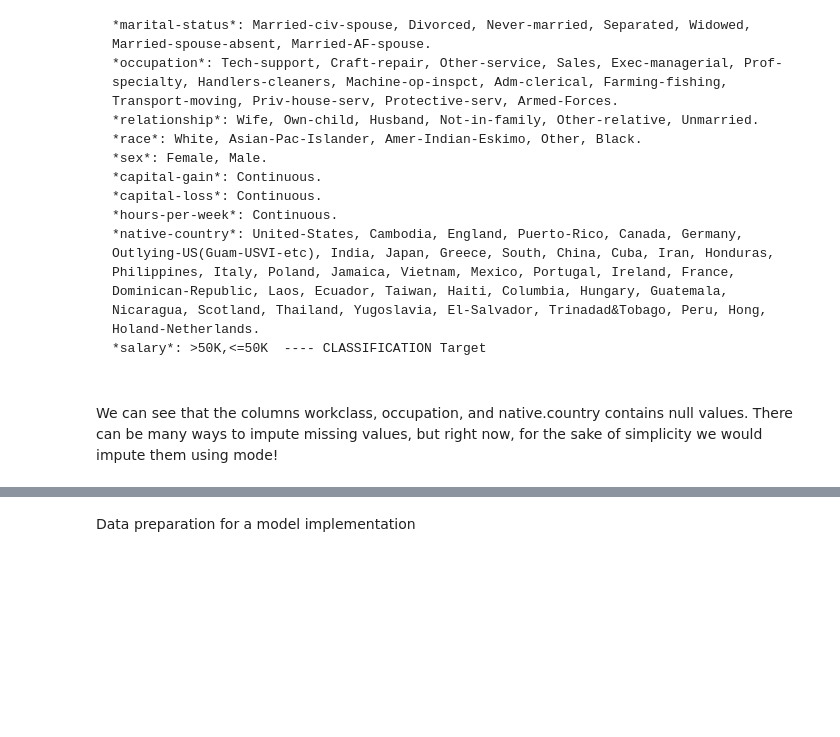
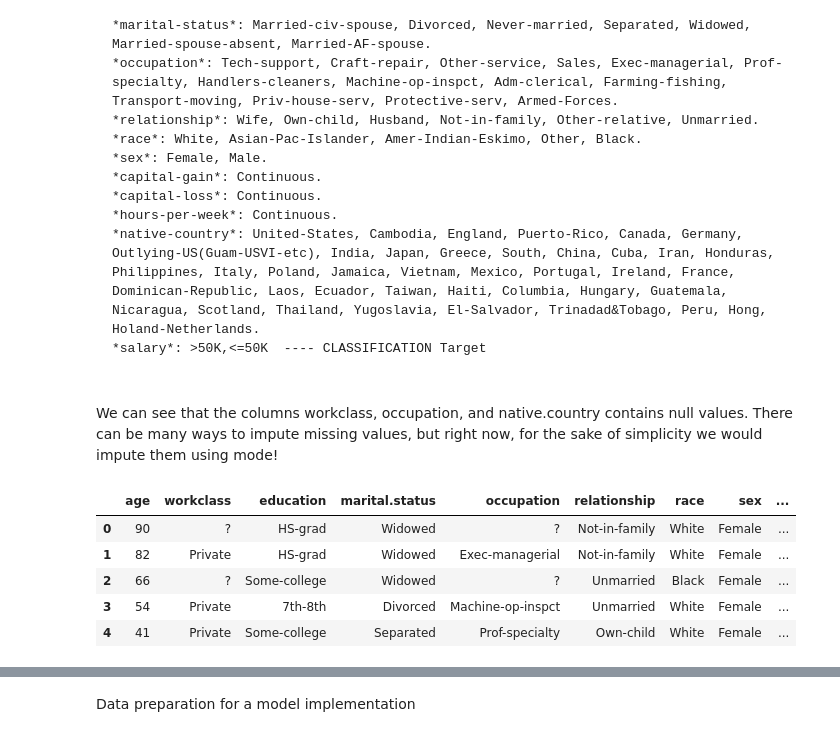
Before and after one commit to encoras/Artificial-Intelligence-Group, a Jupyter notebook: Feature_selection_Task_classifier_adult.ipynb, the cells around one changed output, grey strips where cells are left out. Cells and saved outputs as stored; diff of their text form; code cells hidden in the pictures; blank space fills up the shorter version.

````diff
--- a/Feature_selection_Task_classifier_adult.ipynb
+++ b/Feature_selection_Task_classifier_adult.ipynb
@@ -55,3 +62,15 @@ df = pd.read_csv('/content/drive/MyDrive/Colab Notebooks/archive.zip')
 ```
 # %% [markdown]
 We can see that the columns workclass, occupation, and native.country contains null values. There can be many ways to impute missing values, but right now, for the sake of simplicity we would impute them using mode!
+# %%
+exclude_atribute=[ "fnlwgt", 'education.num', 'capital.gain', 'capital.loss']
+for att in exclude_atribute:
+  del df[att]
+df.head()
+# %% [output]
+|  | age | workclass | education | marital.status | occupation | relationship | race | sex | ... |
+| 0 | 90 | ? | HS-grad | Widowed | ? | Not-in-family | White | Female | ... |
+| 1 | 82 | Private | HS-grad | Widowed | Exec-managerial | Not-in-family | White | Female | ... |
+| 2 | 66 | ? | Some-college | Widowed | ? | Unmarried | Black | Female | ... |
+| 3 | 54 | Private | 7th-8th | Divorced | Machine-op-inspct | Unmarried | White | Female | ... |
+| 4 | 41 | Private | Some-college | Separated | Prof-specialty | Own-child | White | Female | ... |
````
Also changed, not shown: parts of 10 cells of this notebook.
